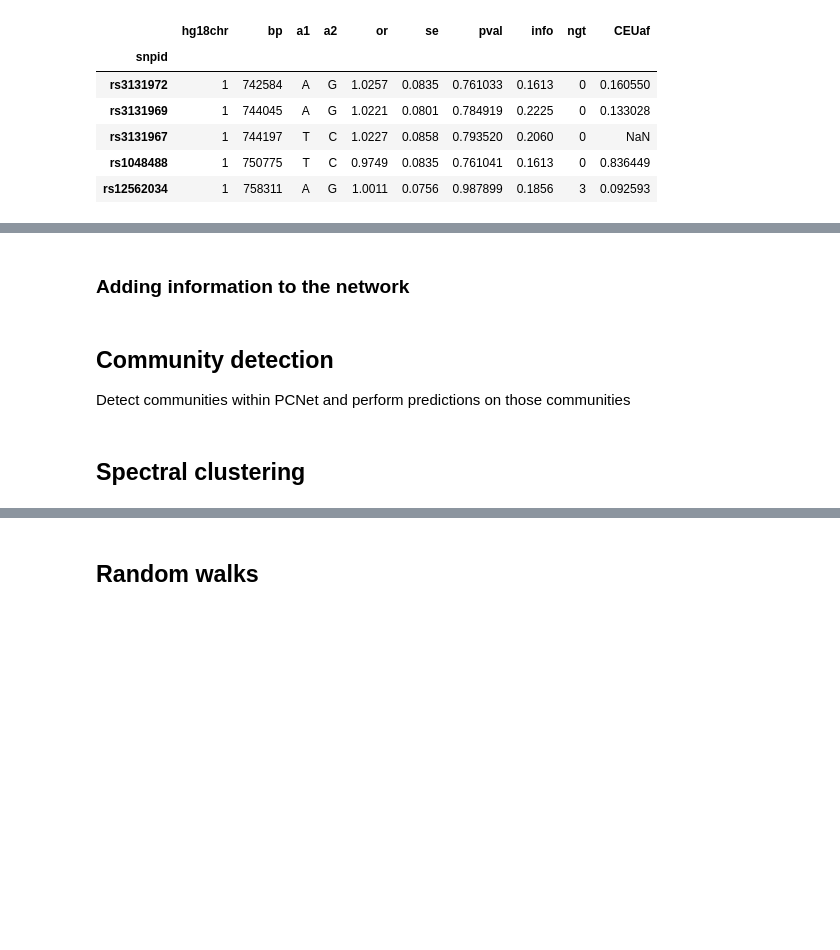
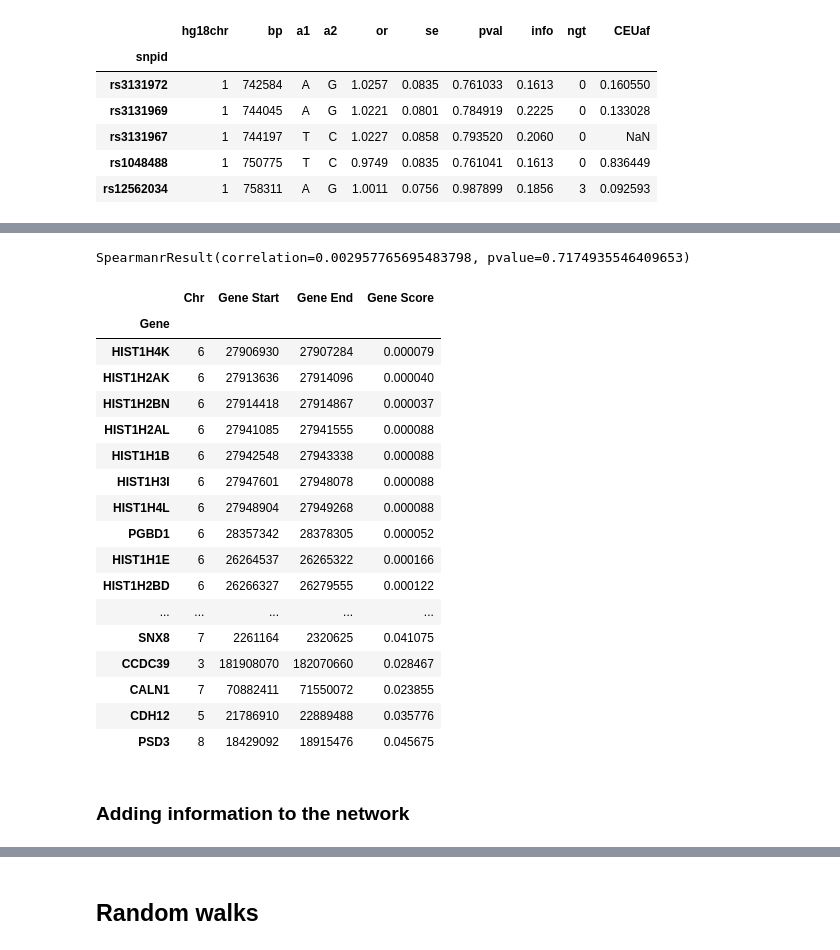
Before and after one commit to kkchau/NetGWAS, a Jupyter notebook: work/NetworkGWAS.ipynb, the cells around one changed output, grey strips where cells are left out. Drawn from its saved outputs; the diff is of its cells as text; code cells hidden in the pictures; blank space fills up the shorter version.

Commit message:
gene scoring, diffusion kernel

```diff
--- a/work/NetworkGWAS.ipynb
+++ b/work/NetworkGWAS.ipynb
@@ -27,9 +28,9 @@ pc_pd = pc_nice.to_pandas_dataframe()
 pcnet = nx.from_pandas_edgelist(pc_pd)
 # %%
 # Load gene summary table
-gene_summaries = pd.read_csv("../src/gene_level_summary_stats_pmid_25056061.txt",
-                             header = 0, sep = '\t', index_col = 1)
-gene_summaries.head()
+gene_summaries_given = pd.read_csv("../src/gene_level_summary_stats_pmid_25056061.txt",
+                                   header = 0, sep = '\t', index_col = 1)
+gene_summaries_given.head()
 # %% [output]
 |  | Unnamed: 0 | Chr | Gene Start | Gene End | nSNPs | TopSNP | TopSNP Pos | TopSNP P-Value | SNP Distance |
 | Gene |  |  |  |  |  |  |  |  |  |
@@ -57,0 +57,7 @@ gene_summaries["TopSNP OR"] = gene_summaries.apply(lambda r: snp_summaries.loc[r
+# %%
+# Assign SNPs to genes based on +/- nkb window
+nkb = 10
+
+# Init new gene_summaries dataframe
+gene_summaries = gene_summaries_given.loc[:, ["Chr", "Gene Start", "Gene End"]]
+gene_summaries.head()
@@ -57,0 +72,19 @@ gene_summaries["TopSNP OR"] = gene_summaries.apply(lambda r: snp_summaries.loc[r
+# %%
+gene_scores = []
+for gidx, gene in gene_summaries.iterrows():
+    chrom = gene["Chr"]
+
+    # filter for chromosome
+    this_snps = snp_summaries[snp_summaries["hg18chr"] == chrom]
+
+    # filter for upstream endpoint
+    this_snps = this_snps[this_snps["bp"] >= gene["Gene Start"] - (nkb * 1000)]
+
+    # filter for downstream endpoint
+    this_snps = this_snps[this_snps["bp"] <= gene["Gene End"] + (nkb * 1000)]
+
+    # Calculate adjusted bonferroni-adjusted p-value -> "gene score"
+    pvals = [p * snp_summaries.shape[0] for p in this_snps.loc[:, "pval"].tolist()]
+    adj_score = min(pvals) / len(pvals)
+    gene_scores.append(adj_score)
+gene_summaries["Gene Score"] = gene_scores
@@ -58,10 +106,29 @@ gene_summaries["TopSNP OR"] = gene_summaries.apply(lambda r: snp_summaries.loc[r
+# %%
+spearmanr(glist_new, glist_old)
+# %% [output]
+SpearmanrResult(correlation=0.002957765695483798, pvalue=0.7174935546409653)
+# %%
+gene_summaries[gene_summaries["Gene Score"] <= 0.05]
+# %% [output]
+|  | Chr | Gene Start | Gene End | Gene Score |
+| Gene |  |  |  |  |
+| HIST1H4K | 6 | 27906930 | 27907284 | 0.000079 |
+| HIST1H2AK | 6 | 27913636 | 27914096 | 0.000040 |
+| HIST1H2BN | 6 | 27914418 | 27914867 | 0.000037 |
+| HIST1H2AL | 6 | 27941085 | 27941555 | 0.000088 |
+| HIST1H1B | 6 | 27942548 | 27943338 | 0.000088 |
+| HIST1H3I | 6 | 27947601 | 27948078 | 0.000088 |
+| HIST1H4L | 6 | 27948904 | 27949268 | 0.000088 |
+| PGBD1 | 6 | 28357342 | 28378305 | 0.000052 |
+| HIST1H1E | 6 | 26264537 | 26265322 | 0.000166 |
+| HIST1H2BD | 6 | 26266327 | 26279555 | 0.000122 |
+| ... | ... | ... | ... | ... |
+| SNX8 | 7 | 2261164 | 2320625 | 0.041075 |
+| CCDC39 | 3 | 181908070 | 182070660 | 0.028467 |
+| CALN1 | 7 | 70882411 | 71550072 | 0.023855 |
+| CDH12 | 5 | 21786910 | 22889488 | 0.035776 |
+| PSD3 | 8 | 18429092 | 18915476 | 0.045675 |
 # %% [markdown]
 ### Adding information to the network
 # %%
 nx.set_node_attributes(pcnet, values = gene_summaries.T.to_dict())
-# %% [markdown]
-## Community detection
-
-Detect communities within PCNet and perform predictions on those communities
-# %% [markdown]
-## Spectral clustering
```
Also changed, not shown: parts of 43 cells of this notebook.
